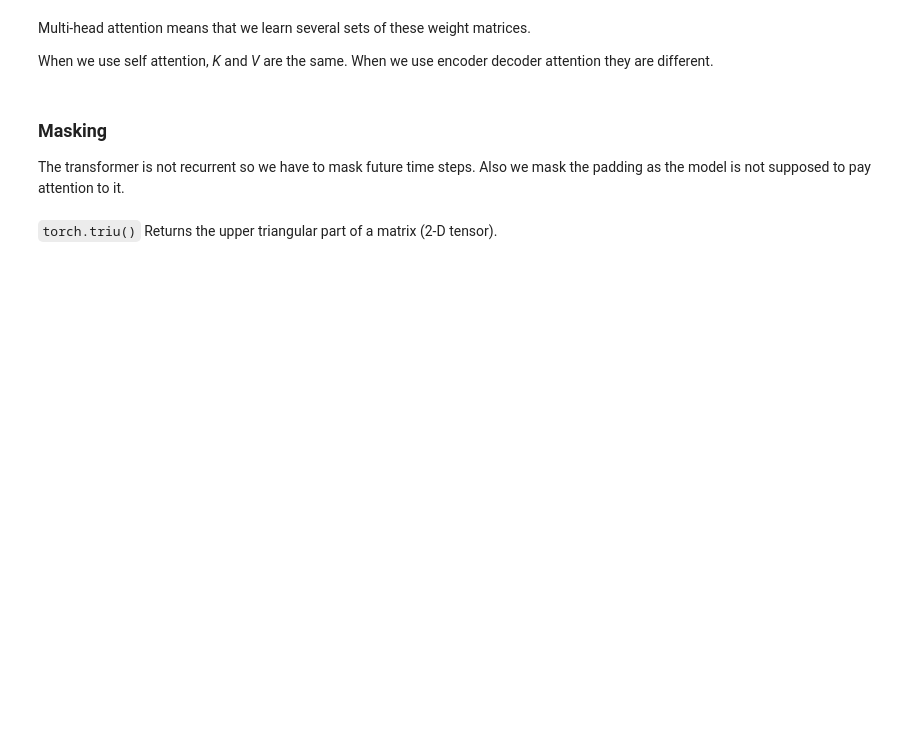
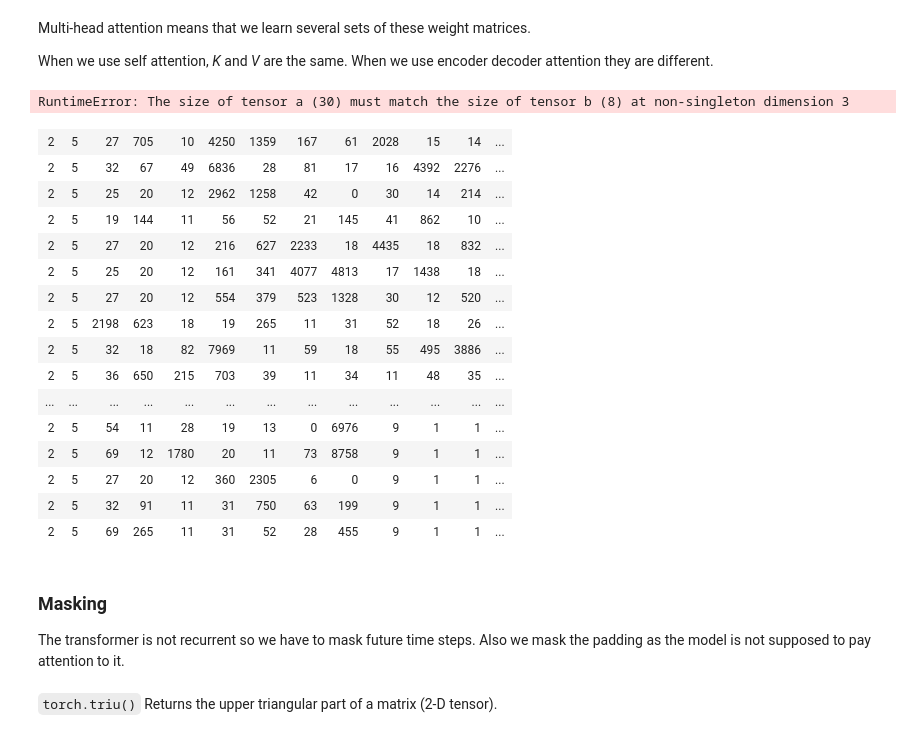
Before and after one commit to fg91/fastai_deep_learning_from_the_foundations, a Jupyter notebook: translation_transformer.ipynb, the cells around one changed output. Cells and saved outputs as stored; diff of their text form; code cells hidden in the pictures; blank space fills up the shorter version.

Commit message:
Debug model

```diff
--- a/translation_transformer.ipynb
+++ b/translation_transformer.ipynb
@@ -344,6 +376,29 @@ class MultiHeadAttention(nn.Module):
         attn_prob = self.drop_att(F.softmax(attn_score, dim=2))
         attn_vec = torch.einsum('bijn,bjnd->bind', (attn_prob, wv))
         return attn_vec.contiguous().view(bs, seq_len, -1)
+# %%
+model(x[0].cuda(), x[1].cuda())
+# %% [output]
+RuntimeError: The size of tensor a (30) must match the size of tensor b (8) at non-singleton dimension 3
+# %%
+visualize_tensor(x[0])
+# %% [output]
+| 2 | 5 | 27 | 705 | 10 | 4250 | 1359 | 167 | 61 | 2028 | 15 | 14 | ... |
+| 2 | 5 | 32 | 67 | 49 | 6836 | 28 | 81 | 17 | 16 | 4392 | 2276 | ... |
+| 2 | 5 | 25 | 20 | 12 | 2962 | 1258 | 42 | 0 | 30 | 14 | 214 | ... |
+| 2 | 5 | 19 | 144 | 11 | 56 | 52 | 21 | 145 | 41 | 862 | 10 | ... |
+| 2 | 5 | 27 | 20 | 12 | 216 | 627 | 2233 | 18 | 4435 | 18 | 832 | ... |
+| 2 | 5 | 25 | 20 | 12 | 161 | 341 | 4077 | 4813 | 17 | 1438 | 18 | ... |
+| 2 | 5 | 27 | 20 | 12 | 554 | 379 | 523 | 1328 | 30 | 12 | 520 | ... |
+| 2 | 5 | 2198 | 623 | 18 | 19 | 265 | 11 | 31 | 52 | 18 | 26 | ... |
+| 2 | 5 | 32 | 18 | 82 | 7969 | 11 | 59 | 18 | 55 | 495 | 3886 | ... |
+| 2 | 5 | 36 | 650 | 215 | 703 | 39 | 11 | 34 | 11 | 48 | 35 | ... |
+| ... | ... | ... | ... | ... | ... | ... | ... | ... | ... | ... | ... | ... |
+| 2 | 5 | 54 | 11 | 28 | 19 | 13 | 0 | 6976 | 9 | 1 | 1 | ... |
+| 2 | 5 | 69 | 12 | 1780 | 20 | 11 | 73 | 8758 | 9 | 1 | 1 | ... |
+| 2 | 5 | 27 | 20 | 12 | 360 | 2305 | 6 | 0 | 9 | 1 | 1 | ... |
+| 2 | 5 | 32 | 91 | 11 | 31 | 750 | 63 | 199 | 9 | 1 | 1 | ... |
+| 2 | 5 | 69 | 265 | 11 | 31 | 52 | 28 | 455 | 9 | 1 | 1 | ... |
 # %%
 ??torch.matmul
 # %% [markdown]
```
Also changed, not shown: parts of 20 cells of this notebook.
